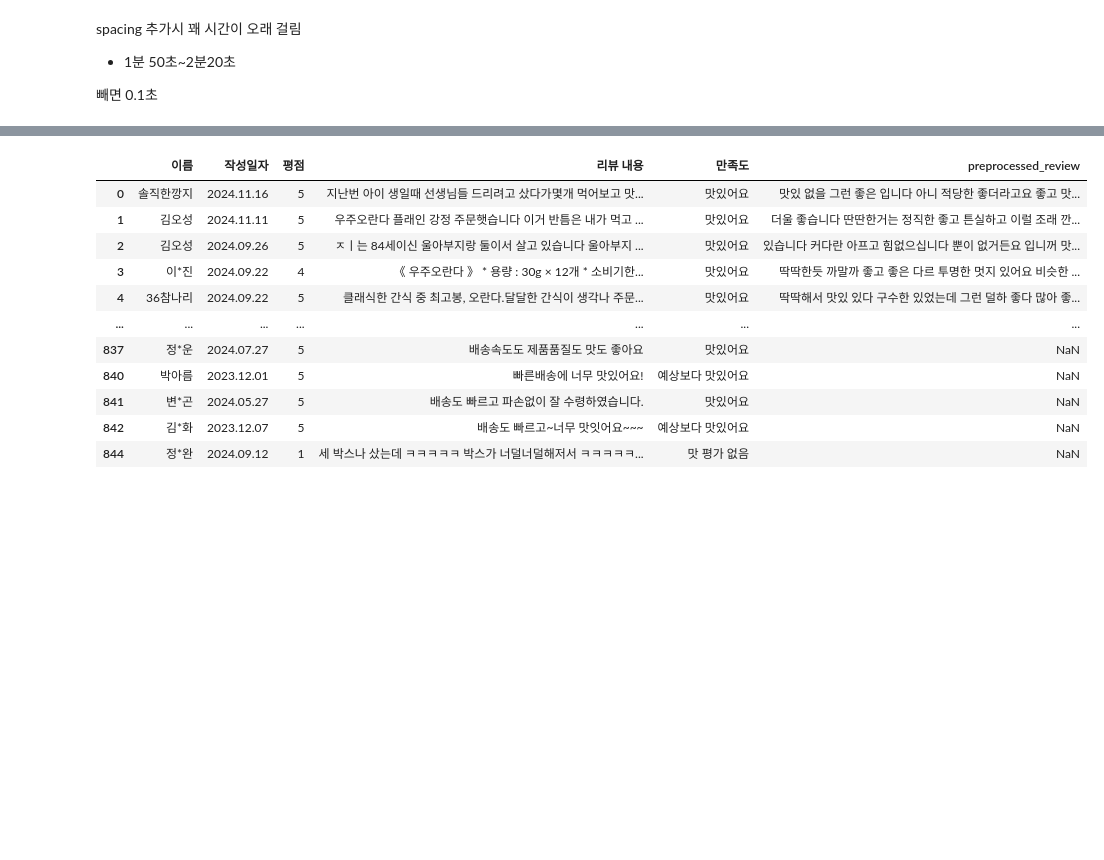
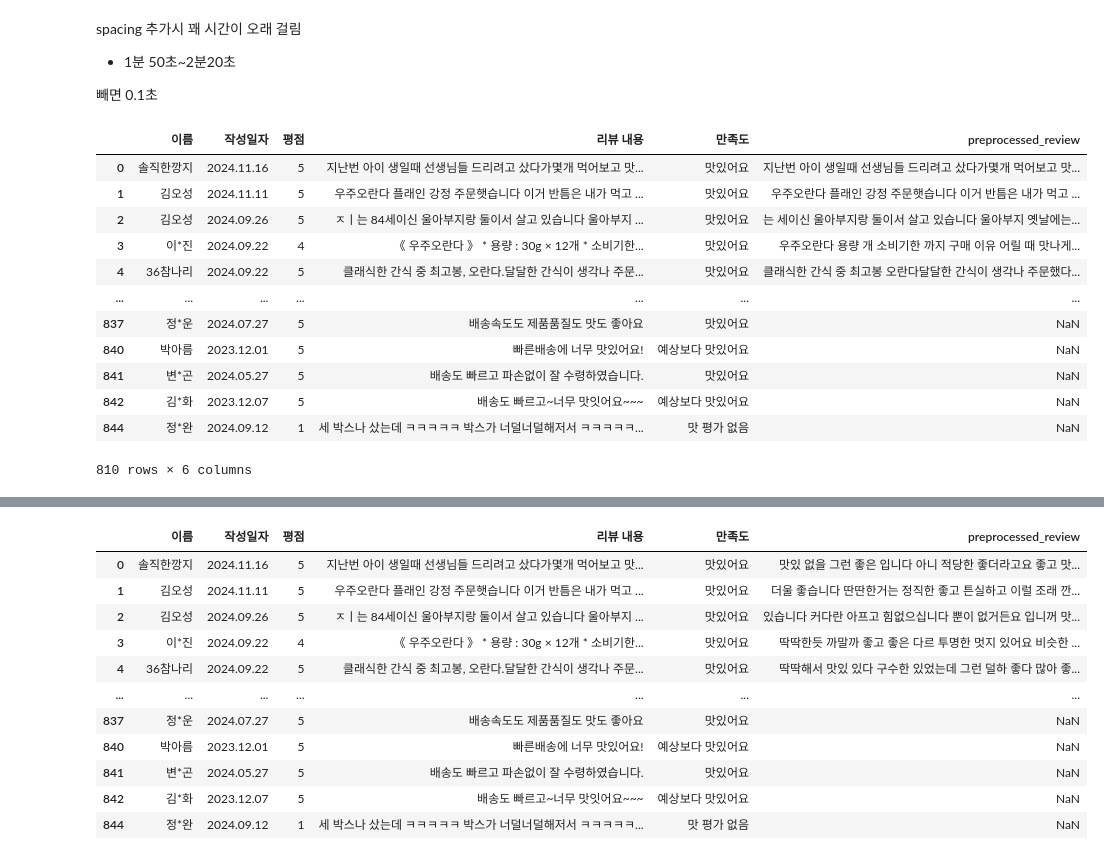
Before and after one commit to zinhyeok/CoReview, a Jupyter notebook: localModel/keyword_test.ipynb, the cells around one changed output, grey strips where cells are left out. Saved outputs shown, nothing was run; the diff lists cells and outputs as text; code cells hidden in the pictures; blank space fills up the shorter version.

```diff
--- a/localModel/keyword_test.ipynb
+++ b/localModel/keyword_test.ipynb
@@ -254,6 +250,30 @@ spacing 추가시 꽤 시간이 오래 걸림
 - 1분 50초~2분20초
 
 빼면 0.1초
+# %%
+df_all = df.copy()
+# %%
+df_all['preprocessed_review'] = preprocessing(
+    df_all,
+    review_column='리뷰 내용',
+    istokenize=False # 토큰화 미사용
+)
+# %%
+df_all
+# %% [output]
+|  | 이름 | 작성일자 | 평점 | 리뷰 내용 | 만족도 | preprocessed_review |
+| 0 | 솔직한깡지 | 2024.11.16 | 5 | 지난번 아이 생일때 선생님들 드리려고 샀다가몇개 먹어보고 맛... | 맛있어요 | 지난번 아이 생일때 선생님들 드리려고 샀다가몇개 먹어보고 맛... |
+| 1 | 김오성 | 2024.11.11 | 5 | 우주오란다 플래인 강정 주문햇습니다 이거 반틈은 내가 먹고 ... | 맛있어요 | 우주오란다 플래인 강정 주문햇습니다 이거 반틈은 내가 먹고 ... |
+| 2 | 김오성 | 2024.09.26 | 5 | ㅈㅣ는 84세이신 울아부지랑 둘이서 살고 있습니다 울아부지 ... | 맛있어요 | 는 세이신 울아부지랑 둘이서 살고 있습니다 울아부지 옛날에는... |
+| 3 | 이*진 | 2024.09.22 | 4 | 《 우주오란다 》 * 용량 : 30g × 12개 * 소비기한... | 맛있어요 | 우주오란다 용량 개 소비기한 까지 구매 이유 어릴 때 맛나게... |
+| 4 | 36참나리 | 2024.09.22 | 5 | 클래식한 간식 중 최고봉, 오란다.달달한 간식이 생각나 주문... | 맛있어요 | 클래식한 간식 중 최고봉 오란다달달한 간식이 생각나 주문했다... |
+| ... | ... | ... | ... | ... | ... | ... |
+| 837 | 정*운 | 2024.07.27 | 5 | 배송속도도 제품품질도 맛도 좋아요 | 맛있어요 | NaN |
+| 840 | 박아름 | 2023.12.01 | 5 | 빠른배송에 너무 맛있어요! | 예상보다 맛있어요 | NaN |
+| 841 | 변*곤 | 2024.05.27 | 5 | 배송도 빠르고 파손없이 잘 수령하였습니다. | 맛있어요 | NaN |
+| 842 | 김*화 | 2023.12.07 | 5 | 배송도 빠르고~너무 맛잇어요~~~ | 예상보다 맛있어요 | NaN |
+| 844 | 정*완 | 2024.09.12 | 1 | 세 박스나 샀는데 ㅋㅋㅋㅋㅋ 박스가 너덜너덜해저서 ㅋㅋㅋㅋㅋ... | 맛 평가 없음 | NaN |
+810 rows × 6 columns
 # %%
 df_noun = df.copy()
 # %%
```
Also changed, not shown: parts of 10 cells of this notebook, 5 other files.
